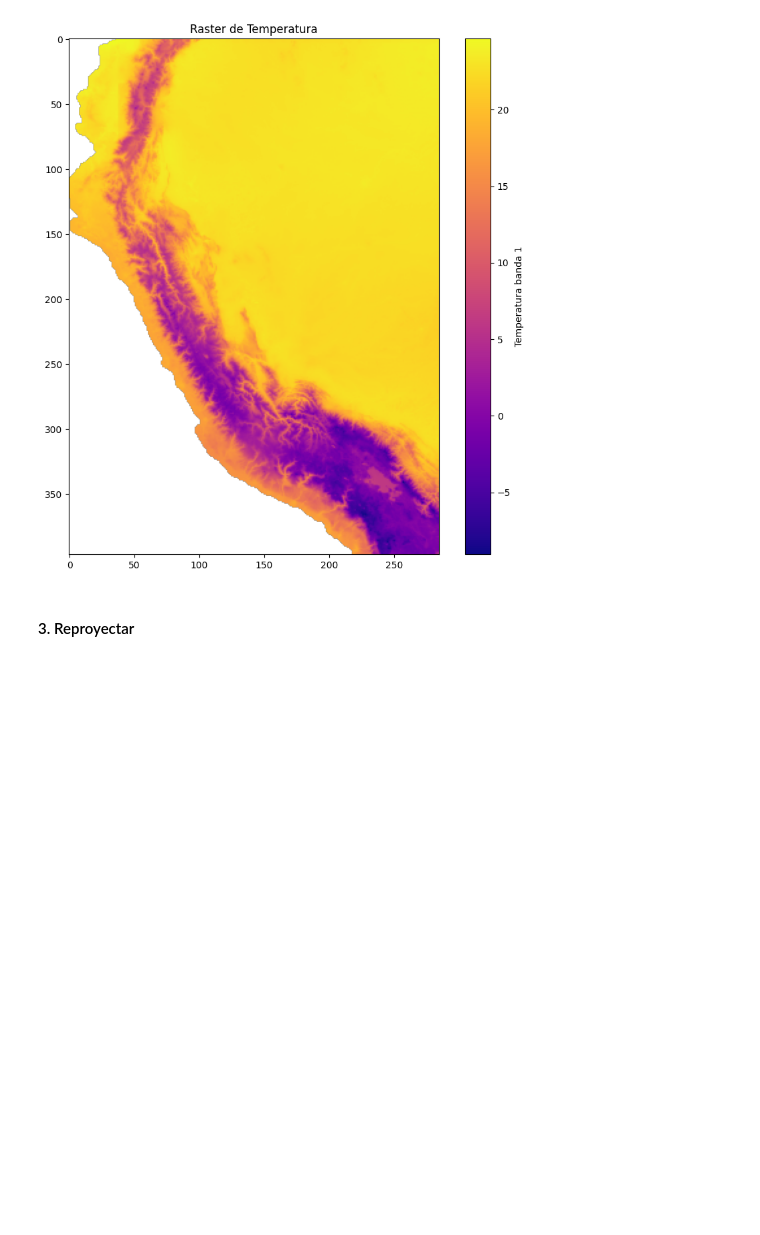
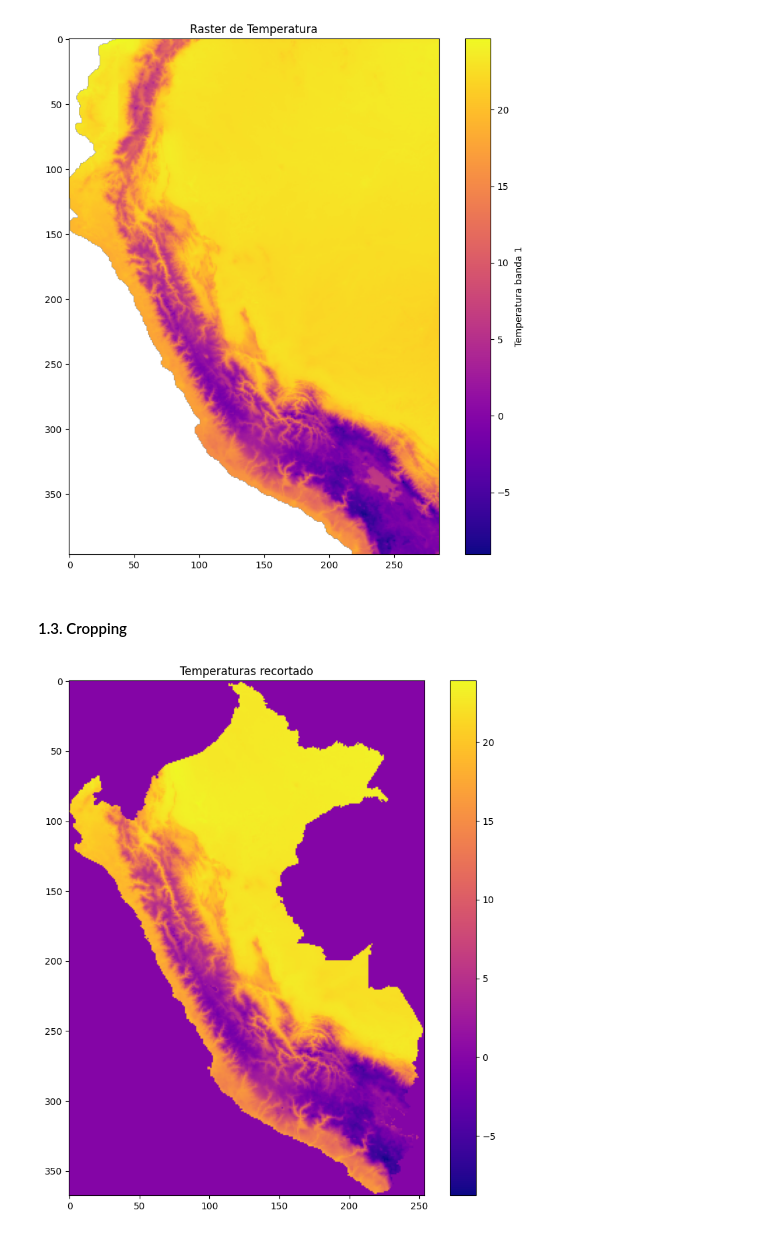
Before and after one commit to riegagabriel/Minimum-Temperature-Raster, a Jupyter notebook: notebooks/tmin_zonalstats.ipynb, the cells around one changed output. Drawn from its saved outputs; the diff is of its cells as text; code cells hidden in the pictures; blank space fills up the shorter version.

Commit message:
Data preparation

```diff
--- a/notebooks/tmin_zonalstats.ipynb
+++ b/notebooks/tmin_zonalstats.ipynb
@@ -39,9 +41,9 @@ gdf.head()
 # %%
-# Ruta al archivo
-archivo = '../data/tmin_raster.tif'
+# Ruta al archivo raster
+raster_file = '../data/tmin_raster.tif'
 
 # Abrir el archivo
-with rasterio.open(archivo) as src:
+with rasterio.open(raster_file) as src:
     print("Ancho:", src.width)
     print("Alto:", src.height)
     print("Número de bandas:", src.count)
@@ -73,4 +75,34 @@ plt.show()
 # %% [output]
 [figure]
 # %% [markdown]
-#### 3. Reproyectar
+#### 1.3. Cropping
+# %%
+# Reproyectar shapefile
+with rasterio.open(raster_file) as src:       # Abrir el tfile de clasificación
+    if gdf.crs != src.crs:                    # Si el sistema de coordenadas es distinto...
+        gdf = gdf.to_crs(src.crs)             # ... que adopte el sistema de coordenadas del rasterfile
+
+    # Recortar el raster usando el shapefile
+    out_image, out_transform = mask(src, gdf.geometry, crop=True)   # Recorte en base a geometry de gdf
+    out_meta = src.meta.copy()                                      # Copia de la metadata original
+
+# Actualizar metadata para el nuevo raster recortado
+out_meta.update({                    # Actualizo la copia de la metadata original con los parámetros del raster recortado
+    "height": out_image.shape[1],    # altura
+    "width": out_image.shape[2],     # ancho
+    "transform": out_transform
+})
+
+# Guardar el nuevo raster recortado
+with rasterio.open("recorte.tif", "w", **out_meta) as dest:
+    dest.write(out_image)
+# %%
+# Visualizamos el recorte
+
+plt.figure(figsize=(10, 10))
+plt.imshow(out_image[0], cmap='plasma')
+plt.title("Temperaturas recortado")
+plt.colorbar()
+plt.show()
+# %% [output]
+[figure, added]
```
Also changed, not shown: parts of 5 cells of this notebook, 1 other file.
